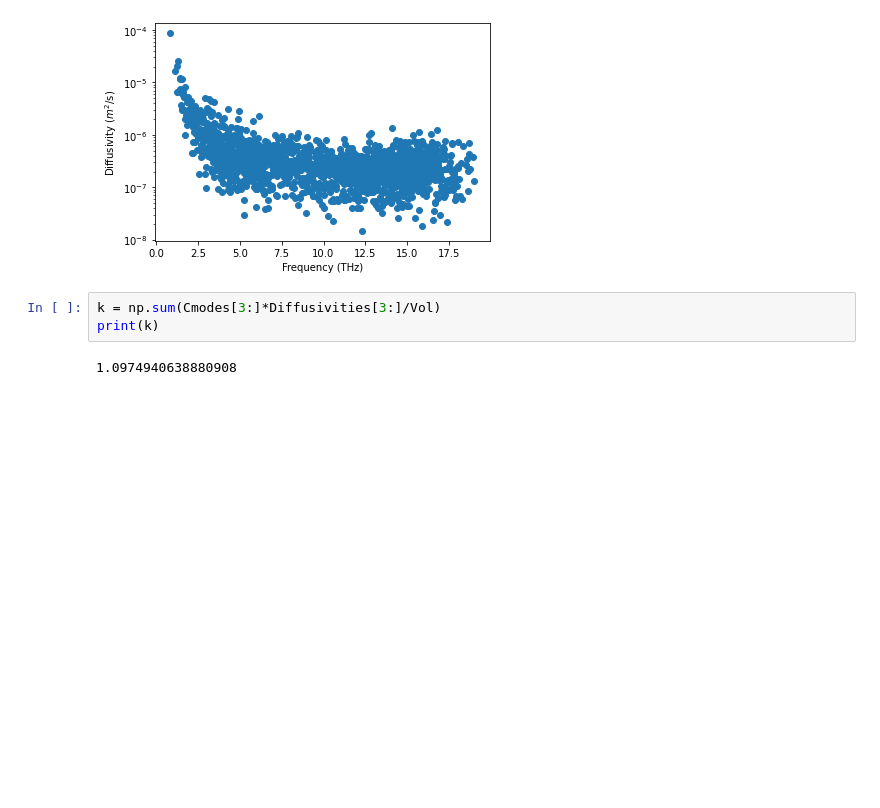
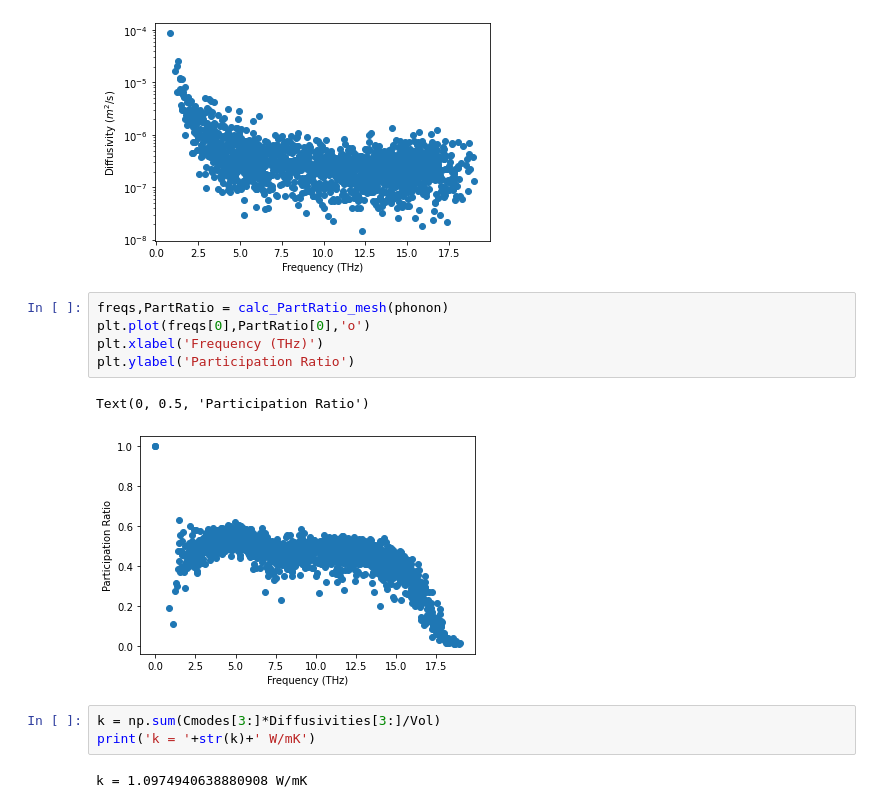
Before and after one commit to xinqian-mit/API_Phonons, a Jupyter notebook: Example_Scripts/SW_aSi_AFModel/AF_aSi.ipynb, the cells around one changed output. Drawn from its saved outputs; the diff is of its cells as text; blank space fills up the shorter version.

Commit message:
updated participation ratio

```diff
--- a/Example_Scripts/SW_aSi_AFModel/AF_aSi.ipynb
+++ b/Example_Scripts/SW_aSi_AFModel/AF_aSi.ipynb
@@ -41,7 +42,15 @@ plt.ylabel('Diffusivity ($m^2$/s)')
 Text(0, 0.5, 'Diffusivity ($m^2$/s)')
 [figure]
 # %%
-k = np.sum(Cmodes[3:]*Diffusivities[3:]/Vol)
-print(k)
+freqs,PartRatio = calc_PartRatio_mesh(phonon)
+plt.plot(freqs[0],PartRatio[0],'o')
+plt.xlabel('Frequency (THz)')
+plt.ylabel('Participation Ratio')
 # %% [output]
-1.0974940638880908
+Text(0, 0.5, 'Participation Ratio')
+[figure, added]
+# %%
+k = np.sum(Cmodes[3:]*Diffusivities[3:]/Vol)
+print('k = '+str(k)+' W/mK')
+# %% [output]
+k = 1.0974940638880908 W/mK
```
Also changed, not shown: parts of 1 cell of this notebook, 2 other files.
